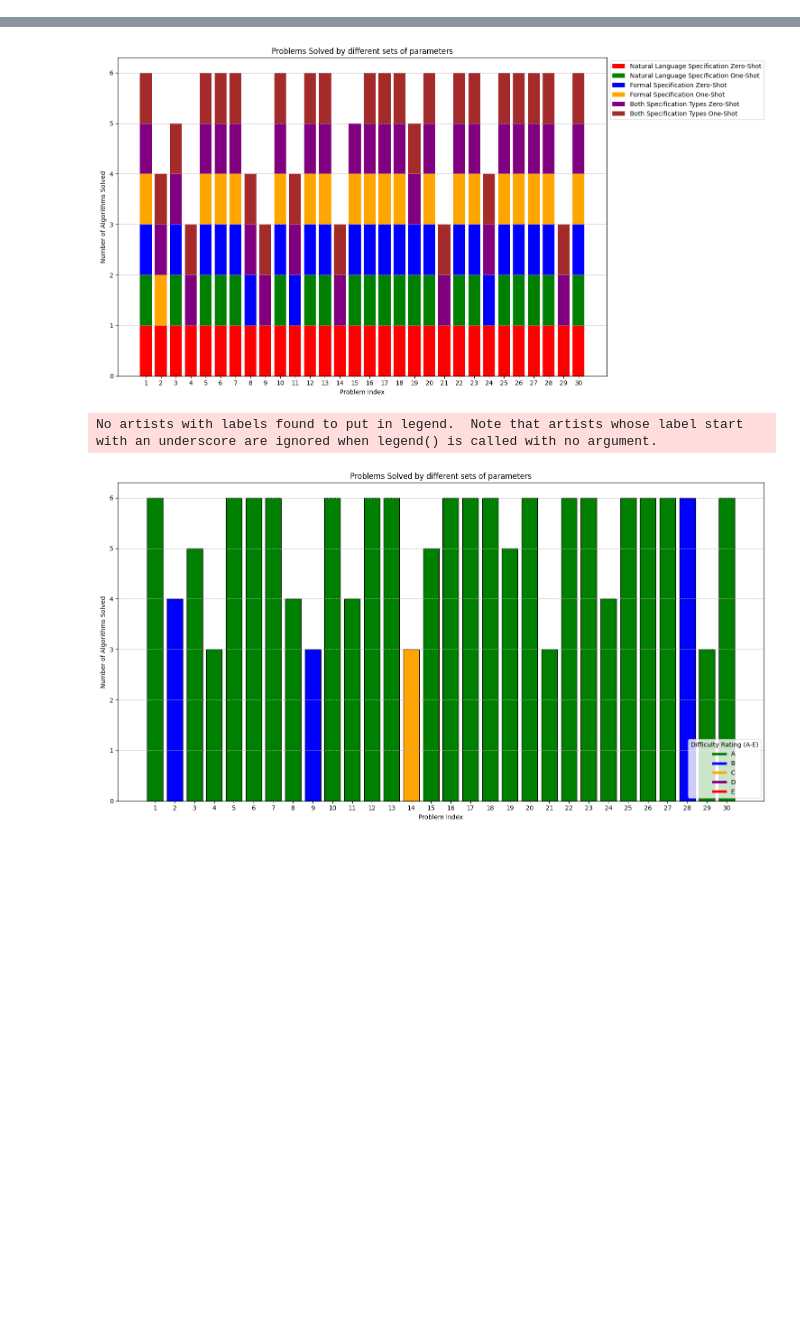
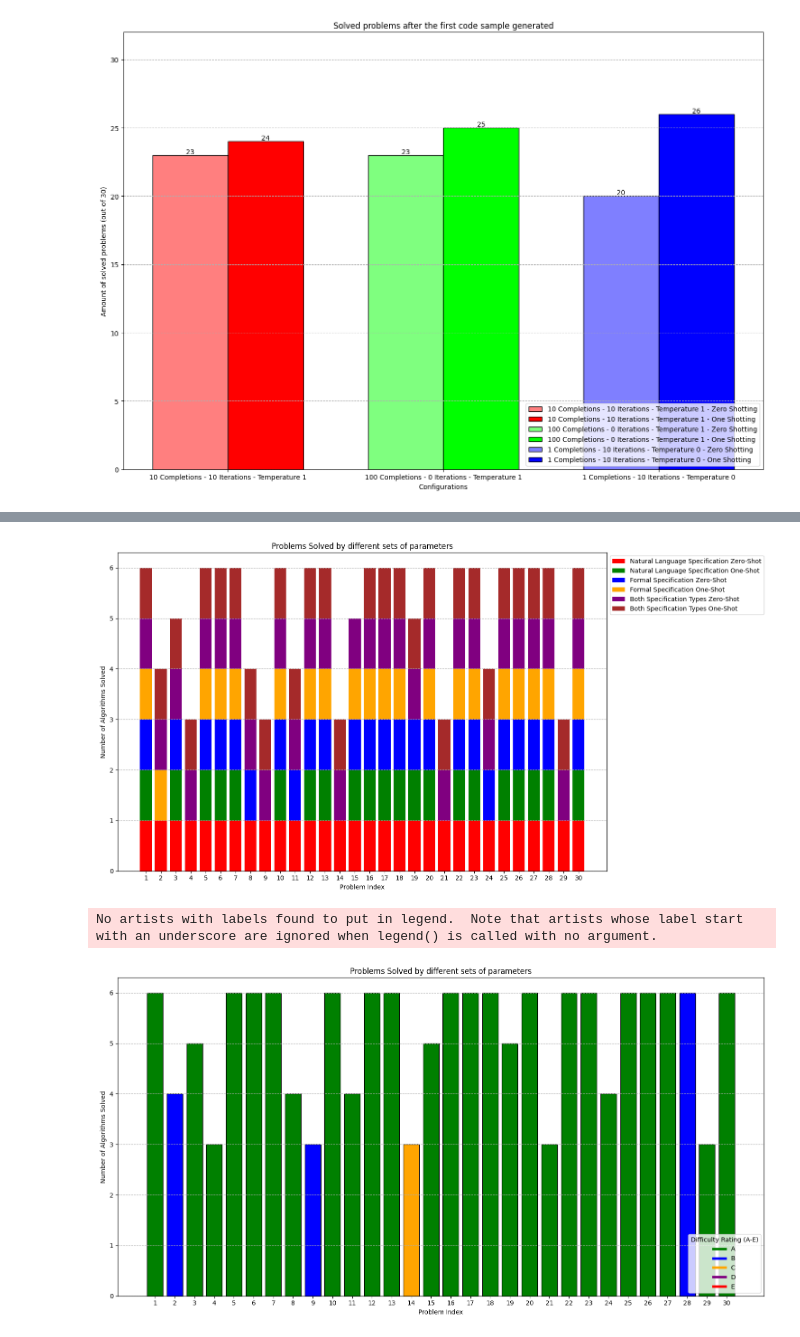
Before and after one commit to ASSERT-KTH/Vecogen, a Jupyter notebook: python_modules/graphs.ipynb, the cells around one changed output, grey strips where cells are left out. Saved outputs shown, nothing was run; the diff lists cells and outputs as text; code cells hidden in the pictures; blank space fills up the shorter version.

```diff
--- a/python_modules/graphs.ipynb
+++ b/python_modules/graphs.ipynb
@@ -371,0 +133,84 @@ fig.savefig('../figures/line_plot_iteration_descriptive.png')
+# %%
+import numpy as np
+import pandas as pd
+import matplotlib.pyplot as plt
+
+# Data
+data = [
+    'pass after first completion',
+    'pass after initial completions',
+    'pass after iterations',
+]
+
+# Combined Index Dictionary
+index = {
+    '10 Completions - 10 Iterations - Temperature 1 - Zero Shotting': [23, 27, 30],
+    '100 Completions - 0 Iterations - Temperature 1 - Zero Shotting': [23, 29, 29],
+    '1 Completions - 10 Iterations - Temperature 0 - Zero Shotting': [20, 20, 28],
+    '10 Completions - 10 Iterations - Temperature 1 - One Shotting': [24, 29, 30],
+    '100 Completions - 0 Iterations - Temperature 1 - One Shotting': [25, 30, 30],
+    '1 Completions - 10 Iterations - Temperature 0 - One Shotting': [26, 26, 28]
+}
+
+# Create DataFrame
+df = pd.DataFrame(index, index=data)
+
+# Extract configurations and methods
+configurations = [
+    '10 Completions - 10 Iterations - Temperature 1',
+    '100 Completions - 0 Iterations - Temperature 1',
+    '1 Completions - 10 Iterations - Temperature 0'
+]
+methods = ['Zero Shotting', 'One Shotting']
+
+# Color mapping for configurations
+colors = {
+    '10 Completions - 10 Iterations - Temperature 1': (1, 0, 0, 0.5),
+    '100 Completions - 0 Iterations - Temperature 1': (0, 1, 0, 0.5),
+    '1 Completions - 10 Iterations - Temperature 0': (0, 0, 1, 0.5)
+}
+
+# Define plotting function
+def plot_data(category_data, title, filename):
+    x = np.arange(len(configurations))  # the label locations
+    width = 0.35  # the width of the bars
+    fig, ax = plt.subplots(figsize=(14, 10))
+
+    # Plotting
+    for i, config in enumerate(configurations):
+        zero_shot_key = f"{config} - Zero Shotting"
+        one_shot_key = f"{config} - One Shotting"
+        zero_shot_val = category_data[zero_shot_key]
+        one_shot_val = category_data[one_shot_key]
+
+        bars1 = ax.bar(x[i] - width/2, zero_shot_val, width, label=f'{config} - Zero Shotting', edgecolor='black', color=colors[config])
+        bars2 = ax.bar(x[i] + width/2, one_shot_val, width, label=f'{config} - One Shotting', edgecolor='black', color=colors[config], alpha=1)
+
+        ax.text(x[i] - width/2, zero_shot_val, f'{zero_shot_val}', ha='center', va='bottom', fontsize=10)
+        ax.text(x[i] + width/2, one_shot_val, f'{one_shot_val}', ha='center', va='bottom', fontsize=10)
+
+    # Add some text for labels, title and custom x-axis tick labels, etc.
+    ax.set_xlabel('Configurations')
+    ax.set_ylabel('Amount of solved problems (out of 30)')
+    ax.set_title(title)
+    ax.set_xticks(x)
+    ax.set_xticklabels(configurations)
+    ax.legend(loc='lower right')
+    ax.grid(axis='y', linestyle='--')
+    ax.set_ylim(0, 32)
+
+    # Show the plot
+    plt.tight_layout()
+    plt.show()
+
+    # Export the plot
+    fig.savefig(filename)
+
+# Plot each category
+for category, title, filename in zip(data,
+                                     ['Solved problems after the first code sample generated', 'Solved problems after the initial completions', 'Solved problems after the all completions'],
+                                     ['../figures/pass_after_first_completion.png', '../figures/pass_after_initial_completions.png', '../figures/pass_after_iterations.png']):
+    category_data = df.loc[category]
+    plot_data(category_data, title, filename)
+# %% [output]
+[figure, added]
```
Also changed, not shown: parts of 17 cells of this notebook, 12 other files.
